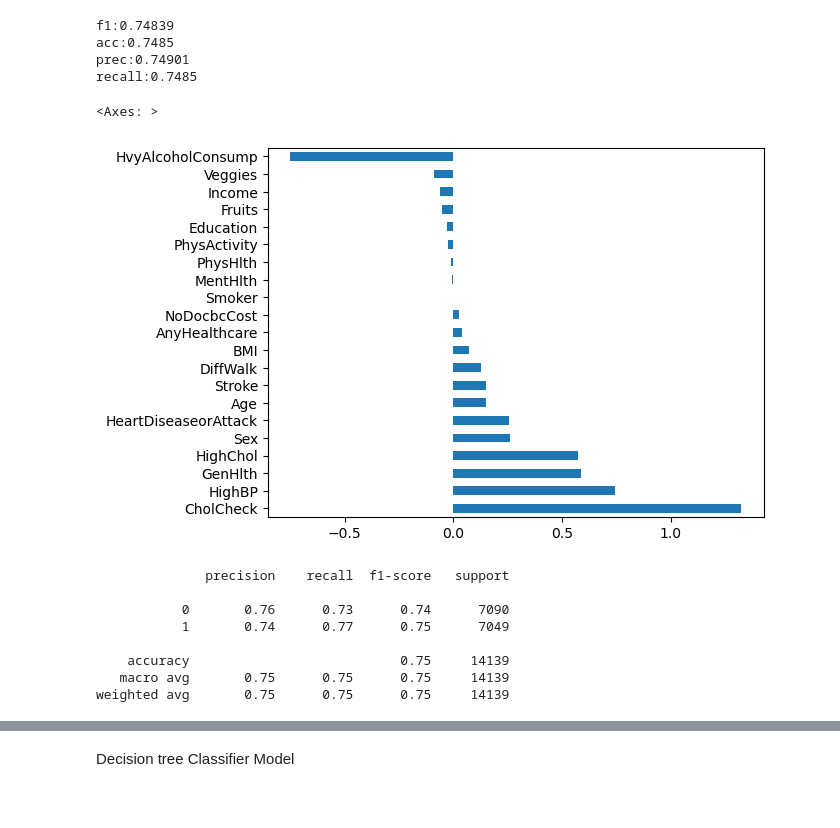
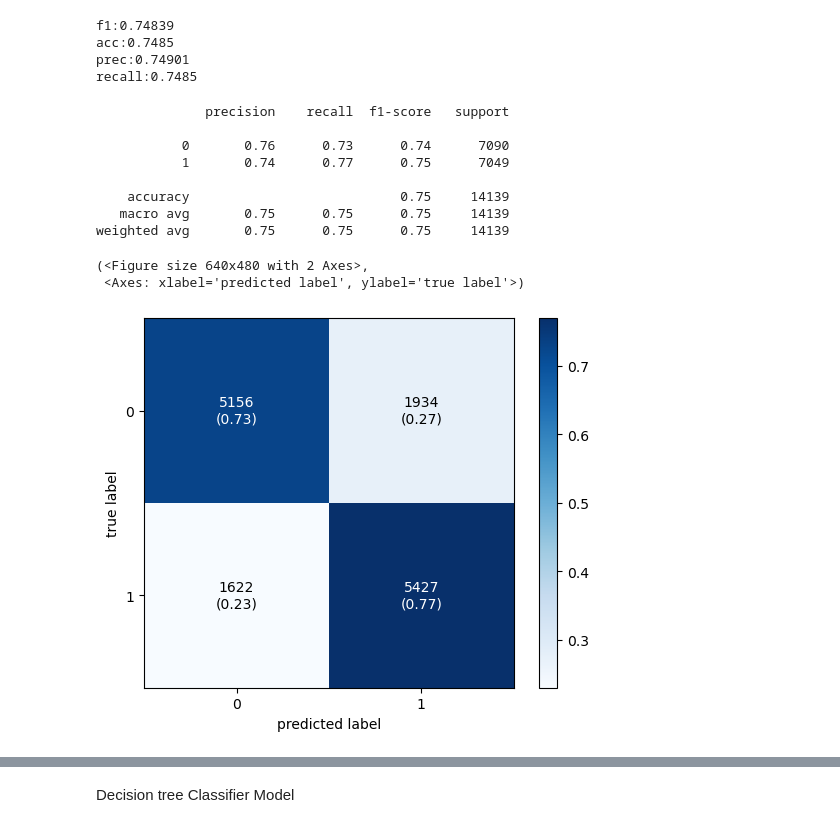
Before and after one commit to alexz957unc/COMP-562-Final-Project, a Jupyter notebook: Models.ipynb, the cells around one changed output, grey strips where cells are left out. Cells and saved outputs as stored; diff of their text form; code cells hidden in the pictures.

```diff
--- a/Models.ipynb
+++ b/Models.ipynb
@@ -68,13 +72,6 @@ f1:0.74839
 acc:0.7485
 prec:0.74901
 recall:0.7485
-# %%
-log_imp = pd.Series(lg.coef_[0], index = X_train.columns)
-log_imp.sort_values(ascending = False, inplace = True)
-log_imp.plot.barh()
-# %% [output]
-<Axes: >
-[figure, old version]
 # %%
 matrix = classification_report(Y_test,lg_pred)
 print(matrix)
@@ -87,3 +84,12 @@ print(matrix)
     accuracy                           0.75     14139
    macro avg       0.75      0.75      0.75     14139
 weighted avg       0.75      0.75      0.75     14139
+# %%
+con_mat = confusion_matrix(Y_test,lg_pred)
+plot_confusion_matrix(conf_mat=con_mat,show_absolute=True,
+                                show_normed=True,
+                                colorbar=True)
+# %% [output]
+(<Figure size 640x480 with 2 Axes>,
+ <Axes: xlabel='predicted label', ylabel='true label'>)
+[figure, added]
```
Also changed, not shown: parts of 23 cells of this notebook.
